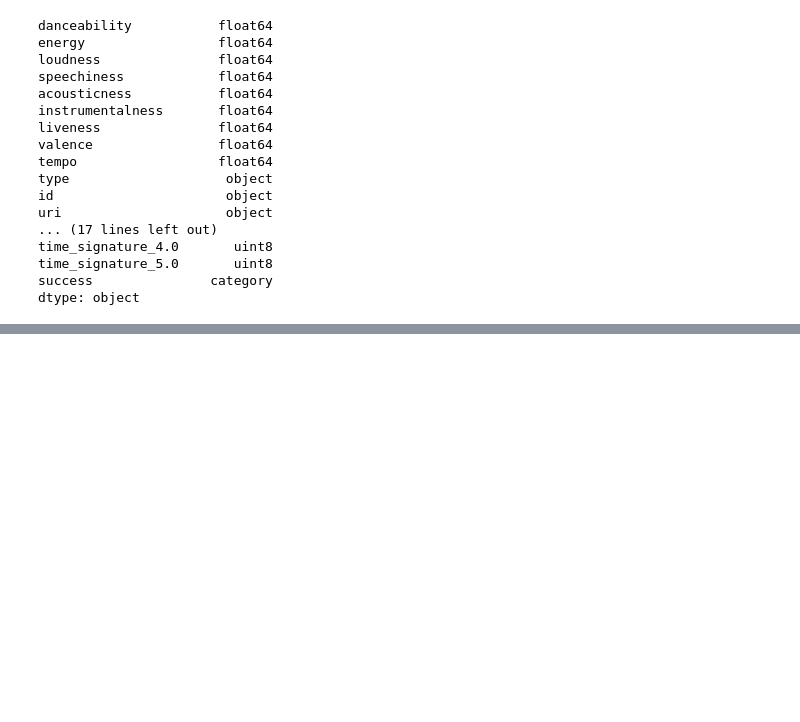
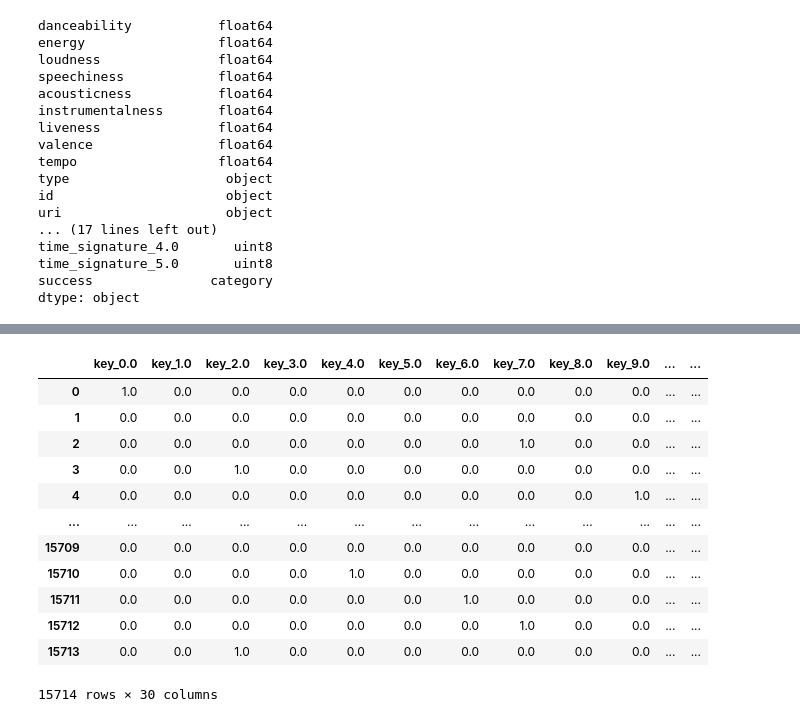
Before and after one commit to daniel-isidro/hot_n_pop_song_machine, a Jupyter notebook: data_prep/data_prep.ipynb, the cells around one changed output, grey strips where cells are left out. Drawn from its saved outputs; the diff is of its cells as text; code cells hidden in the pictures; blank space fills up the shorter version.

```diff
--- a/data_prep/data_prep.ipynb
+++ b/data_prep/data_prep.ipynb
@@ -421,0 +544,7 @@ dtype: object
+# %%
+# Retaining the name of the categorical columns
+
+categorical_column_names = (columnTransformer.named_transformers_['encoder']\
+    .get_feature_names(categorical_ix)).tolist()
+
+categorical_column_names
@@ -421,0 +571,5 @@ dtype: object
+# %%
+# Name of the numerical columns
+
+numerical_column_names = numerical_ix.tolist()
+numerical_column_names
@@ -421,0 +588,20 @@ dtype: object
+# %%
+df8 = df7
+# %%
+df8.columns = [categorical_column_names + numerical_column_names]
+# %%
+df8
+# %% [output]
+|  | key_0.0 | key_1.0 | key_2.0 | key_3.0 | key_4.0 | key_5.0 | key_6.0 | key_7.0 | key_8.0 | key_9.0 | ... | ... |
+| 0 | 1.0 | 0.0 | 0.0 | 0.0 | 0.0 | 0.0 | 0.0 | 0.0 | 0.0 | 0.0 | ... | ... |
+| 1 | 0.0 | 0.0 | 0.0 | 0.0 | 0.0 | 0.0 | 0.0 | 0.0 | 0.0 | 0.0 | ... | ... |
+| 2 | 0.0 | 0.0 | 0.0 | 0.0 | 0.0 | 0.0 | 0.0 | 1.0 | 0.0 | 0.0 | ... | ... |
+| 3 | 0.0 | 0.0 | 1.0 | 0.0 | 0.0 | 0.0 | 0.0 | 0.0 | 0.0 | 0.0 | ... | ... |
+| 4 | 0.0 | 0.0 | 0.0 | 0.0 | 0.0 | 0.0 | 0.0 | 0.0 | 0.0 | 1.0 | ... | ... |
+| ... | ... | ... | ... | ... | ... | ... | ... | ... | ... | ... | ... | ... |
+| 15709 | 0.0 | 0.0 | 0.0 | 0.0 | 0.0 | 0.0 | 0.0 | 0.0 | 0.0 | 0.0 | ... | ... |
+| 15710 | 0.0 | 0.0 | 0.0 | 0.0 | 1.0 | 0.0 | 0.0 | 0.0 | 0.0 | 0.0 | ... | ... |
+| 15711 | 0.0 | 0.0 | 0.0 | 0.0 | 0.0 | 0.0 | 1.0 | 0.0 | 0.0 | 0.0 | ... | ... |
+| 15712 | 0.0 | 0.0 | 0.0 | 0.0 | 0.0 | 0.0 | 0.0 | 1.0 | 0.0 | 0.0 | ... | ... |
+| 15713 | 0.0 | 0.0 | 1.0 | 0.0 | 0.0 | 0.0 | 0.0 | 0.0 | 0.0 | 0.0 | ... | ... |
+15714 rows × 30 columns
```
Also changed, not shown: parts of 23 cells of this notebook, 2 other files.
